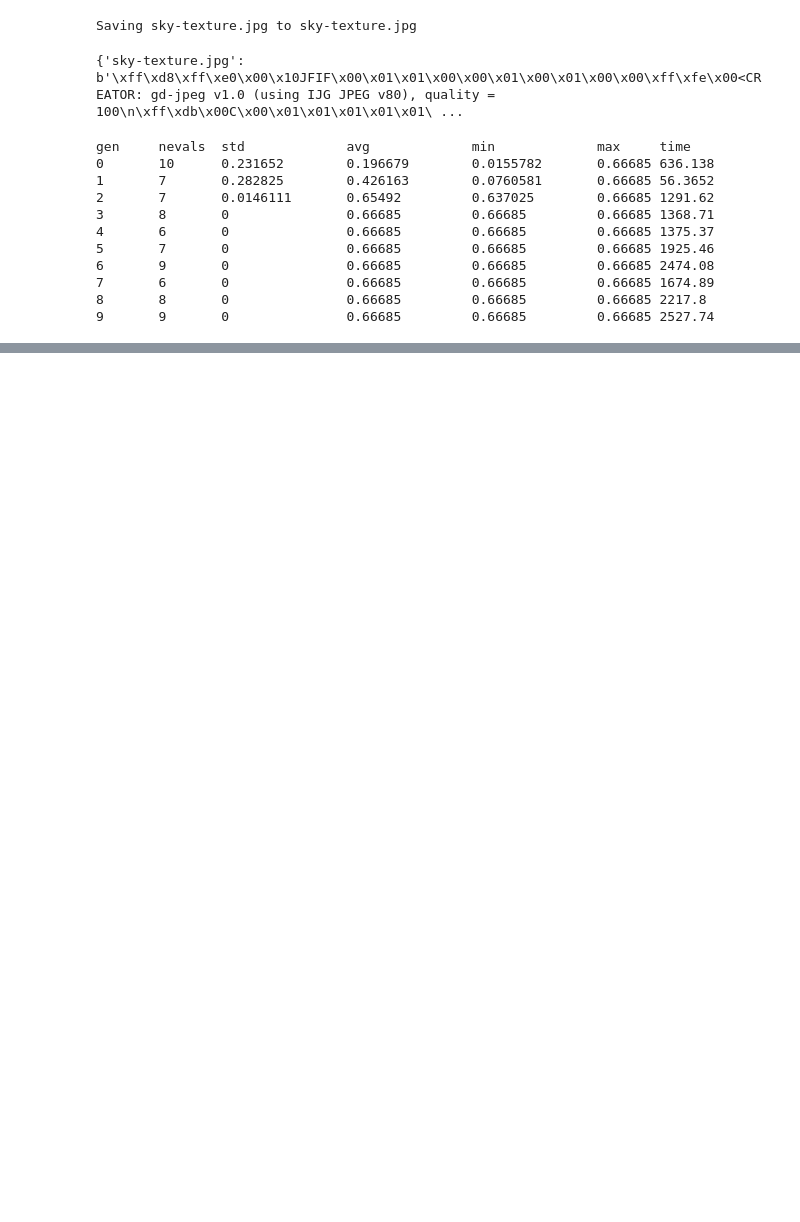
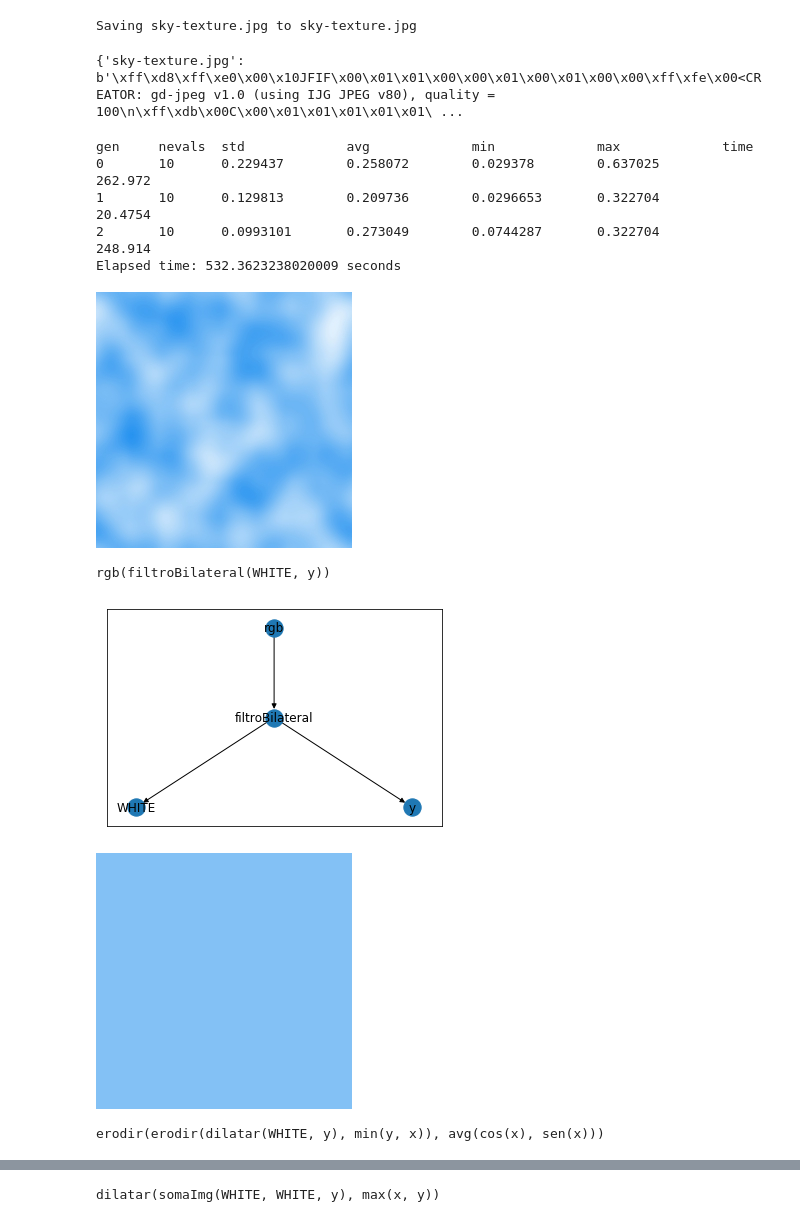
Before and after one commit to viniciusvmda/procedural-texture, a Jupyter notebook: gp.ipynb, the cells around one changed output, grey strips where cells are left out. Cells and saved outputs as stored; diff of their text form; code cells hidden in the pictures; blank space fills up the shorter version.

```diff
--- a/gp.ipynb
+++ b/gp.ipynb
@@ -136,6 +146,7 @@ class ImageOperator:
     self.targetDominantColors = getDominantColorsKmeans(targetImg)
 
 
+  @autojit
   def perlinNoise(self, scale, octaves):
     positiveScale = abs(scale) + 1.0
     octavesNormalized = int(octaves) % MAX_OCTAVES + 1
@@ -149,6 +160,7 @@ class ImageOperator:
     return cv2.cvtColor(outputUint8, cv2.COLOR_GRAY2BGR)
 
 
+  @autojit
   def createTiles(self, numberOfTilesFloat, orientation):
     numberOfTiles = int(abs(numberOfTilesFloat)) % MAX_NUMBER_OF_TILES + 1
 
@@ -157,6 +169,7 @@ class ImageOperator:
     return cv2.cvtColor(imgUint8, cv2.COLOR_GRAY2BGR)
 
 
+  @autojit
   def createChessBoard(self, numberOfLinesFloat):
     numberOfLines = int(abs(numberOfLinesFloat)) % MAX_NUMBER_OF_LINES + 1
 
@@ -166,6 +179,7 @@ class ImageOperator:
     return np.uint8(output)
 
 
+  @autojit
   # Remove noise while preserving edges
   def bilateralFilter(self, img, sigmaValues):
     sigmaMinValue = 10   # there are no changes with values lower than 10
@@ -174,6 +188,7 @@ class ImageOperator:
     return cv2.bilateralFilter(img, filterSize, sigmaValuesPositive, sigmaValuesPositive)
 
 
+  @autojit
   # Erode the boundaries of the objects in the image
   def erodeImage(self, img, kernelSizeFloat):
     kernel = self.getKernelFromFloatValue(kernelSizeFloat)
@@ -181,6 +196,7 @@ class ImageOperator:
     return cv2.erode(img, kernel, iterations = numberOfExecutions)
 
 
+  @autojit
   # Dilate the boundaries of the objects in the image
   def dilateImage(self, img, kernelSizeFloat):
     kernel = self.getKernelFromFloatValue(kernelSizeFloat)
@@ -188,12 +204,14 @@ class ImageOperator:
     return cv2.dilate(img, kernel, iterations = numberOfExecutions)
 
 
+  @autojit
   def getKernelFromFloatValue(self, kernelSizeFloat):
     maxKernelValue = int(self.targetImgWidth * 0.1)
     kernelSize = int(kernelSizeFloat) % maxKernelValue + 1
     return np.ones((kernelSize, kernelSize), np.uint8)   # window that slides through the image
 
 
+  @autojit
   def colorizeImage(self, img):
     newImg = np.zeros([img.shape[0], img.shape[1], img.shape[2]], dtype=np.uint8)
     currentDominantColors = getDominantColorsKmeans(img)
@@ -209,6 +227,7 @@ class ImageOperator:
     return newImg
 
 
+  @autojit
   def isColorInsideMargin(self, color, currentDominantColor):
     isInside = True
     for channel in range(NUMBER_OF_CHANNELS):
@@ -220,6 +239,7 @@ class ImageOperator:
     return isInside
 
 
+  @autojit
   def addWeighted(self, img1, img2, weightFloat):
     weight = (abs(weightFloat) % MAX_WEIGHT_ON_IMG_ADD + 1) / MAX_WEIGHT_ON_IMG_ADD
     scalarToSum = 0
@@ -315,7 +335,7 @@ class TextureGenerator:
         try:
           texture = createTexture(x, y)
           resizedTexture = cv2.resize(texture, (IMG_SIZE_TO_COMPARE_IMAGES, IMG_SIZE_TO_COMPARE_IMAGES))
-          output += compare_ssim(self.resizedTargetImg, resizedTexture, multichannel=True)
+          output += compareSsim(self.resizedTargetImg, resizedTexture)
         except Exception as e:
           sys.exit('erro eval: ' + str(e))
 
@@ -330,7 +350,7 @@ class TextureGenerator:
     creator.create("Individual", gp.PrimitiveTree, pset=self.pset, fitness=creator.FitnessMax)
 
     # Pupulation
-    self.toolbox.register("expr", gp.genHalfAndHalf, pset=self.pset, min_=2, max_=4)
+    self.toolbox.register("expr", gp.genHalfAndHalf, pset=self.pset, min_=2, max_=6)
     self.toolbox.register("individual", tools.initIterate, creator.Individual, self.toolbox.expr)
     self.toolbox.register("population", tools.initRepeat, list, self.toolbox.individual)
     # Fitness Evaulation
@@ -338,7 +358,7 @@ class TextureGenerator:
     # Selection
     self.toolbox.register("select", tools.selTournament, tournsize=3)
     # Crossover
-    self.toolbox.register("mate", gp.cxOnePointLeafBiased, termpb=0.1)
+    self.toolbox.register("mate", gp.cxOnePoint)
     # Mutation
     self.toolbox.register("expr_mut", gp.genHalfAndHalf, min_=2, max_=4)
     self.toolbox.register("mutate", gp.mutUniform, expr=self.toolbox.expr_mut, pset=self.pset)
@@ -402,39 +422,41 @@ Saving sky-texture.jpg to sky-texture.jpg
 # %%
 TARGET_IMG = cv2.imread('sky-texture.jpg')
 N_INITIAL_POPULATION = 10
-N_GENERATIONS = 10
+N_GENERATIONS = 2
 N_INDIVIDUALS_NEXT_GENERATION = int(N_INITIAL_POPULATION / 2)
 N_CHILDREN_NEXT_GENERATION = N_INITIAL_POPULATION
 N_HALL_OF_FAME_INDIVIDUALS = 3
 CROSSOVER_PROBABILITY = 0.7
-MUTATION_PROBABILITY = 0.08
+MUTATION_PROBABILITY = 0.3
 
 textureGenerator = TextureGenerator(
     TARGET_IMG, N_INITIAL_POPULATION, N_GENERATIONS, N_INDIVIDUALS_NEXT_GENERATION,
     N_CHILDREN_NEXT_GENERATION, N_HALL_OF_FAME_INDIVIDUALS, CROSSOVER_PROBABILITY, MUTATION_PROBABILITY
 )
 
-result = textureGenerator.runGenneticProgramming()
+with warnings.catch_warnings():
+  warnings.simplefilter("ignore")
+
+  result = textureGenerator.runGenneticProgramming()
 
 
-cv2_imshow(TARGET_IMG)
+  cv2_imshow(TARGET_IMG)
 
-for individual in range(0, N_HALL_OF_FAME_INDIVIDUALS):
-  expression = textureGenerator.getResultantExpression(individual)
-  texture = textureGenerator.generateTexture(individual, 10, 124);
+  for individual in range(0, N_HALL_OF_FAME_INDIVIDUALS):
+    expression = textureGenerator.getResultantExpression(individual)
+    texture = textureGenerator.generateTexture(individual, 10, 2);
 
-  print(expression)
-  plotTree(expression)
-  cv2_imshow(texture)
+    print(expression)
+    plotTree(expression)
+    cv2_imshow(texture)
 # %% [output]
-gen     nevals  std             avg             min             max     time
-0       10      0.231652        0.196679        0.0155782       0.66685 636.138
-1       7       0.282825        0.426163        0.0760581       0.66685 56.3652
-2       7       0.0146111       0.65492         0.637025        0.66685 1291.62
-3       8       0               0.66685         0.66685         0.66685 1368.71
-4       6       0               0.66685         0.66685         0.66685 1375.37
-5       7       0               0.66685         0.66685         0.66685 1925.46
-6       9       0               0.66685         0.66685         0.66685 2474.08
-7       6       0               0.66685         0.66685         0.66685 1674.89
-8       8       0               0.66685         0.66685         0.66685 2217.8
-9       9       0               0.66685         0.66685         0.66685 2527.74
+gen     nevals  std             avg             min             max             time
+0       10      0.229437        0.258072        0.029378        0.637025        262.972
+1       10      0.129813        0.209736        0.0296653       0.322704        20.4754
+2       10      0.0993101       0.273049        0.0744287       0.322704        248.914
+Elapsed time: 532.3623238020009 seconds
+[figure, added]
+rgb(filtroBilateral(WHITE, y))
+[figure, added]
+[figure, added]
+erodir(erodir(dilatar(WHITE, y), min(y, x)), avg(cos(x), sen(x)))
@@ -440,0 +465 @@ gen     nevals  std             avg             min             max     time
+dilatar(somaImg(WHITE, WHITE, y), max(x, y))
```
Also changed, not shown: parts of 2 cells of this notebook.
